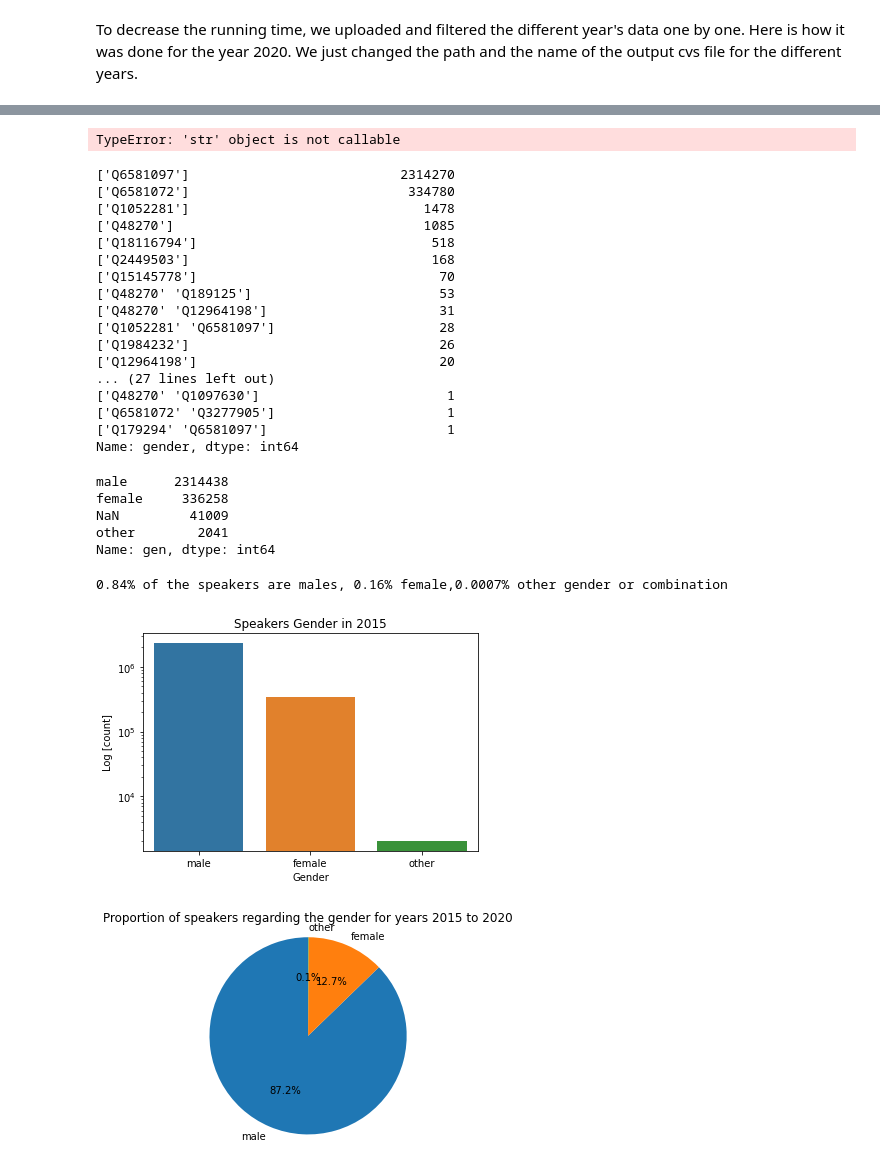
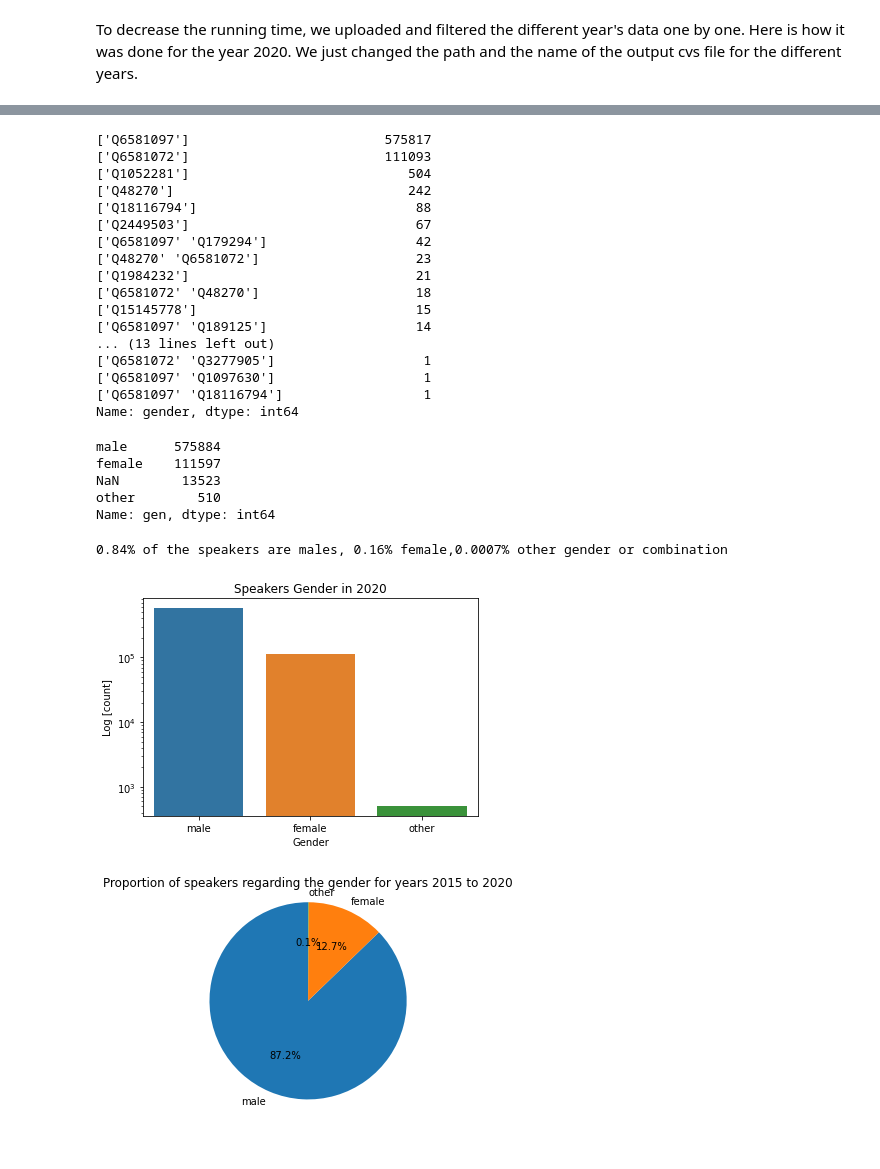
Before and after one commit to epfl-ada/ada-2021-project-allg, a Jupyter notebook: Milestone-2.ipynb, the cells around one changed output, grey strips where cells are left out. Cells and saved outputs as stored; diff of their text form; code cells hidden in the pictures.

Commit message:
Minor changes, comment and erase errors

```diff
--- a/Milestone-2.ipynb
+++ b/Milestone-2.ipynb
@@ -16,7 +20,7 @@ import glob
 
 # Define the path where the data is located
 
-Path = "../quotes-2015.json.bz2" #goes out of the current folder
+Path = "../quotes-2020.json.bz2" #goes out of the current folder
 # %% [markdown]
 To decrease the running time, we uploaded and filtered the different year's data one by one. Here is how it was done for the year 2020. We just changed the path and the name of the output cvs file for the different years.
 # %%
@@ -103,12 +107,12 @@ df = pd.concat(dfs)
 df['qids'] = df['qids'].str[0]
 # %%
 ### Merging and importing parquet files into csv
+from pathlib import Path
+
 data_dir = Path('C:/data/speaker_attributes.parquet')
 for i, parquet_path in enumerate(data_dir.glob('*.parquet')):
     df = pd.read_parquet(parquet_path)
     write_header = i == 0 # write header only on the 0th file
     write_mode = 'w' if i == 0 else 'a' # 'write' mode for 0th file, 'append' otherwise
     df.to_csv('featuresQID.csv', mode=write_mode, header=write_header)
-# %% [output]
-TypeError: 'str' object is not callable
 # %%
@@ -121,22 +124,22 @@ dff = pd.merge(df,featuresQID[['qids','gender']],on='qids', how='left')
 # %%
 dff['gender'].value_counts()
 # %% [output]
-['Q6581097']                           2314270
-['Q6581072']                            334780
-['Q1052281']                              1478
-['Q48270']                                1085
-['Q18116794']                              518
-['Q2449503']                               168
-['Q15145778']                               70
-['Q48270' 'Q189125']                        53
-['Q48270' 'Q12964198']                      31
-['Q1052281' 'Q6581097']                     28
-['Q1984232']                                26
-['Q12964198']                               20
-... (27 lines left out)
-['Q48270' 'Q1097630']                        1
-['Q6581072' 'Q3277905']                      1
-['Q179294' 'Q6581097']                       1
+['Q6581097']                         575817
+['Q6581072']                         111093
+['Q1052281']                            504
+['Q48270']                              242
+['Q18116794']                            88
+['Q2449503']                             67
+['Q6581097' 'Q179294']                   42
+['Q48270' 'Q6581072']                    23
+['Q1984232']                             21
+['Q6581072' 'Q48270']                    18
+['Q15145778']                            15
+['Q6581097' 'Q189125']                   14
+... (13 lines left out)
+['Q6581072' 'Q3277905']                   1
+['Q6581097' 'Q1097630']                   1
+['Q6581097' 'Q18116794']                  1
 Name: gender, dtype: int64
 # %%
 def gender(x):
@@ -144,9 +147,9 @@ def gender(x):
     'Function to convert wikidata id into a gender string value'
     'We consider male and female as male/female and transgender male/female respectly'
 
-    if x == "['Q6581097']" or x =="['Q2449503']":
+    if x == "['Q6581097']" or x =="['Q2449503']": #males and transgender males
         return 'male'
-    elif x == "['Q6581072']" or  x ==  "['Q1052281']":
+    elif x == "['Q6581072']" or  x ==  "['Q1052281']": #females and transgender females
         return 'female'
     elif pd.isna(x):
         return np.nan
@@ -156,10 +159,10 @@ def gender(x):
 dff['gen'] = dff['gender'].apply(gender)
 dff['gen'].value_counts(dropna=False)
 # %% [output]
-male      2314438
-female     336258
-NaN         41009
-other        2041
+male      575884
+female    111597
+NaN        13523
+other        510
 Name: gen, dtype: int64
 # %%
 import pickle
@@ -190,11 +187,11 @@ print(f'{male/total:,.2f}% of the speakers are males, {female/total:,.2f}% femal
 # %%
 ax = sns.countplot(x="gen", data=dff)
 ax.set(xlabel='Gender', ylabel='Log [count]')
-ax.set_title('Speakers Gender in 2015')
+ax.set_title('Speakers Gender in 2020')
 plt.yscale("log")
 plt.show()
 # %% [output]
-[figure, old version]
+[figure, new version]
 # %%
 # reading con concadate all csv gender files to create one dataframe
 colnames = ['qids','quoteid','gender']
```
Also changed, not shown: parts of 12 cells of this notebook, 1 other file.
